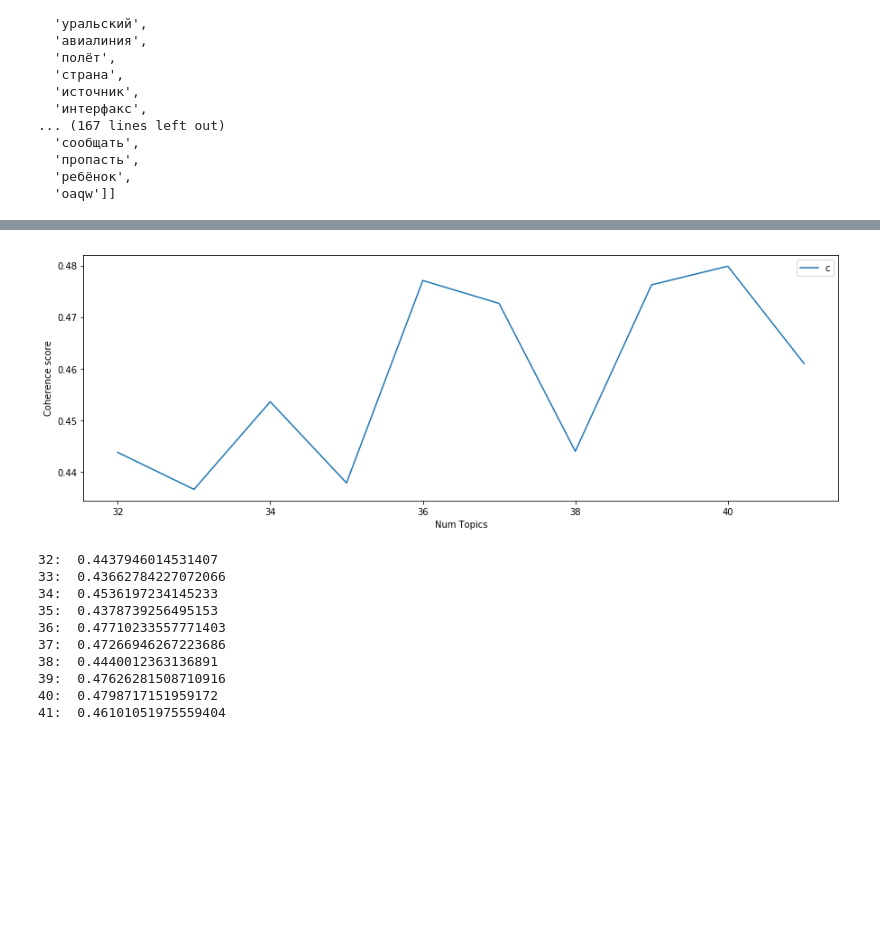
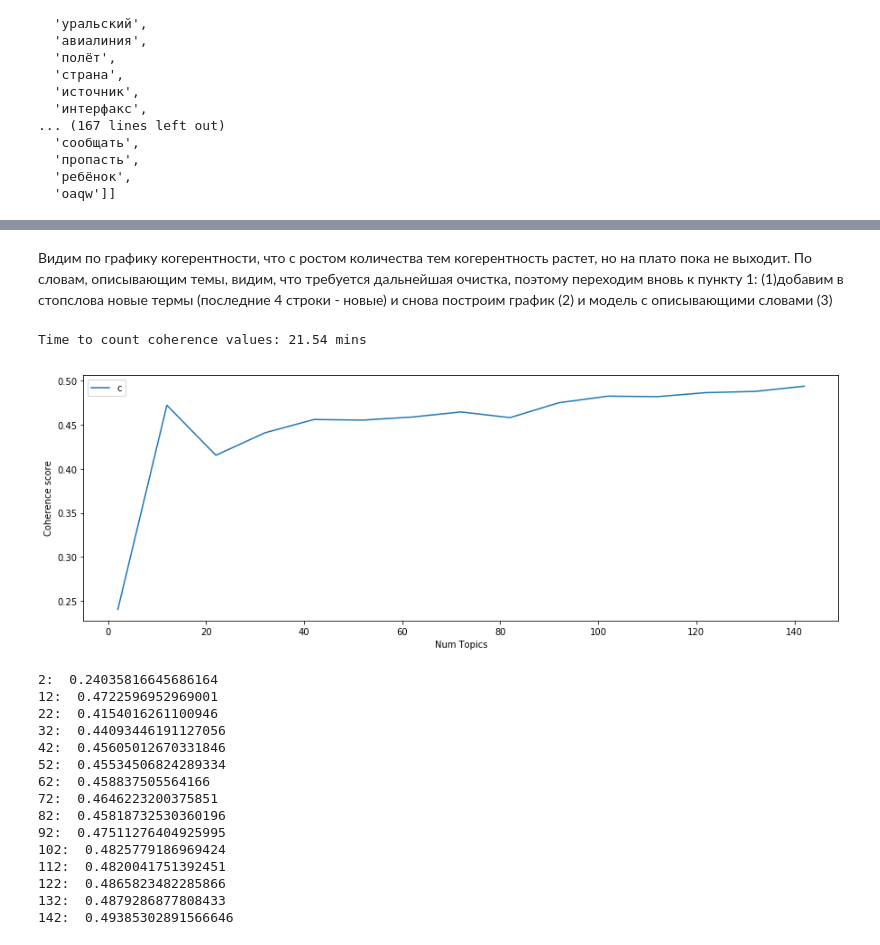
Before and after one commit to mmariyavyatkina/otus_course, a Jupyter notebook: Module 3/HW1_Topic modeling/Text analysis_2.ipynb, the cells around one changed output, grey strips where cells are left out. Cells and saved outputs as stored; diff of their text form; code cells hidden in the pictures; blank space fills up the shorter version.

```diff
--- a/Module 3/HW1_Topic modeling/Text analysis_2.ipynb
+++ b/Module 3/HW1_Topic modeling/Text analysis_2.ipynb
@@ -379,33 +382,82 @@ Coherence Score:  0.42505484008566446
+# %% [markdown]
+Видим по графику когерентности, что с ростом количества тем когерентность растет, но на плато пока не выходит. По словам, описывающим темы, видим, что требуется дальнейшая очистка, поэтому переходим вновь к пункту 1: (1)добавим в стопслова новые термы (последние 4 строки - новые) и снова построим график (2) и модель с описывающими словами (3)
+# %%
+t=time()
+stop_words = stopwords.words('russian')
+stop_words.extend(['http', 'https', 'lenta', 'ch', 'cc', 'ow', 'news', 'vk', 'upd', 'the', 'id', 'ows',
+                   'который', 'это', 'один', 'главный', 'свой', 'такой', 'лентач', 'ещё', 'еще', 'самый', 'тот', 'пока',
+                   'мол', 'некоторый', 'почему', 'отдельный', 'год', 'неделя', 'сегодня', 'впервые', 'будущий', 'оно',
+                  'сразу', 'затем', 'этот', 'также', 'жаль', 'сейчас', 'поэтому', 'лаифкаха', 'ввод', 'вывод', 'broco',
+                   'утро', 'последний', 'то', 'ничто', 'весь', 'стать', 'она', 'дать', 'хороший', 'весь', 'новый', 'имя',
+                   'oqib', 'день', 'хотеть', 'большой', 'наш', 'узнать', 'очень', 'сделаться', 'просто', 'час', 'минута',
+                   'назад', 'сюда', 'увеличиться', 'отдельный', 'полностью', 'перестать', 'иметь', 'owyt', 'проходить',
+                   'июль', 'сделать', 'делать', 'читать', 'писать', 'число', 'считать', 'каждый', 'ряд', 'начало', 'конец',
+                   'пикчер', 'ваш', 'любой', 'снова', 'сколько', 'club', 'например', 'лишь', 'целый', 'начать',
+                   'получить', 'com', 'кстати', 'вместо', 'watch', 'один', 'два', 'три', 'четыре', 'пять', 'шесть', 'семь',
+                    'восемь', 'девять', 'десять','третье', 'мем', 'мема', 'слово', 'пара', 'январь', 'сегодня', 'суббота',
+                   'ждать', 'ru', 'часто', 'тема', 'название', 'вокруг', 'oiahd', 'никто',  'остаться', 'сотня', 'сказать',
+                   'называть', 'предложение', 'представить', 'собираться', 'предложение', 'около', 'нужно', 'сильно', 'вокруг',
+                   'именно', 'отправить', 'получать', 'бывший', 'вчера', 'май', 'апрель', 'несколько', 'продолжать', 'март',
+                   'взять', 'пройтись', 'использовать', 'почитать', 'вообще', 'рассказать', 'оказаться', 'rowp', 'ro', 'rrzf',
+                   'никак', 'хотя', 'rreq', 'grace', 'three','ropr', 'практически', 'rrg', 'rofm',
+                   'вдвое', 'полтора', 'говориться', 'месяц', 'вечером', 'известный', 'начинать', 'основать', 'слишком',
+                   'подвести', 'идти', 'принести', 'distemper', 'внезапно', 'наиболее', 'известный', 'качество', 'являться',
+                   'обнаружить', 'in', 'напомнить', 'образовать', 'интересный', 'составить', 'насколько', 'появиться', 'давать',
+                   'новое', 'новость', 'найти', 'давно', 'готовый'
+                  ])
+stop_words = set(stop_words)
+
+morph = pymorphy2.MorphAnalyzer()
+
+data = df.text.values.tolist()
+data = [clean(t) for t in data]
+data_words = [doc_to_words(text, stop_words, morph) for text in data]
+
+bigram = gensim.models.Phrases(data_words, min_count=5, threshold=1, delimiter=b' ')
+bigram_mod = gensim.models.phrases.Phraser(bigram)
+data_words_bigrams = [bigram_mod[w] for w in data_words]
+
+id2word = corpora.Dictionary(data_words_bigrams) # token to id (add ids to tokens)
+corpus = [id2word.doc2bow(text) for text in data_words_bigrams] # create (token_id, token_count): 2-tuples
+print('Time to prepare words: {} mins'.format(round((time() - t) / 60, 2)))
 # %%
-#
-limit=42; start=32; step=1;
+limit=150; start=2; step=10;
+t=time()
 model_list, coherence_values = compute_coherence_values(dictionary=id2word,
                                                         corpus=corpus,
                                                         texts=data_words_bigrams,
                                                         start=start,
                                                         limit=limit,
                                                         step=step)
+
+print('Time to count coherence values: {} mins'.format(round((time() - t) / 60, 2)))
 
 x = range(start, limit, step)
 plt.figure(figsize=(15,5))
 plt.plot(x, coherence_values)
 plt.xlabel("Num Topics")
 plt.ylabel("Coherence score")
 plt.legend(("coherence_values"), loc='best')
 plt.show()
 
 for i, j in enumerate(coherence_values):
     print(str(start + i*step) + ':  ' + str(j))
 # %% [output]
+Time to count coherence values: 21.54 mins
-[figure, old version]
+[figure, new version]
-32:  0.4437946014531407
-33:  0.43662784227072066
-34:  0.4536197234145233
-35:  0.4378739256495153
-36:  0.47710233557771403
-37:  0.47266946267223686
-38:  0.4440012363136891
-39:  0.47626281508710916
-40:  0.4798717151959172
-41:  0.46101051975559404
+2:  0.24035816645686164
+12:  0.4722596952969001
+22:  0.4154016261100946
+32:  0.44093446191127056
+42:  0.45605012670331846
+52:  0.45534506824289334
+62:  0.458837505564166
+72:  0.4646223200375851
+82:  0.45818732530360196
+92:  0.47511276404925995
+102:  0.4825779186969424
+112:  0.4820041751392451
+122:  0.4865823482285866
+132:  0.4879286877808433
+142:  0.49385302891566646
 # %%
```
Also changed, not shown: parts of 26 cells of this notebook.
